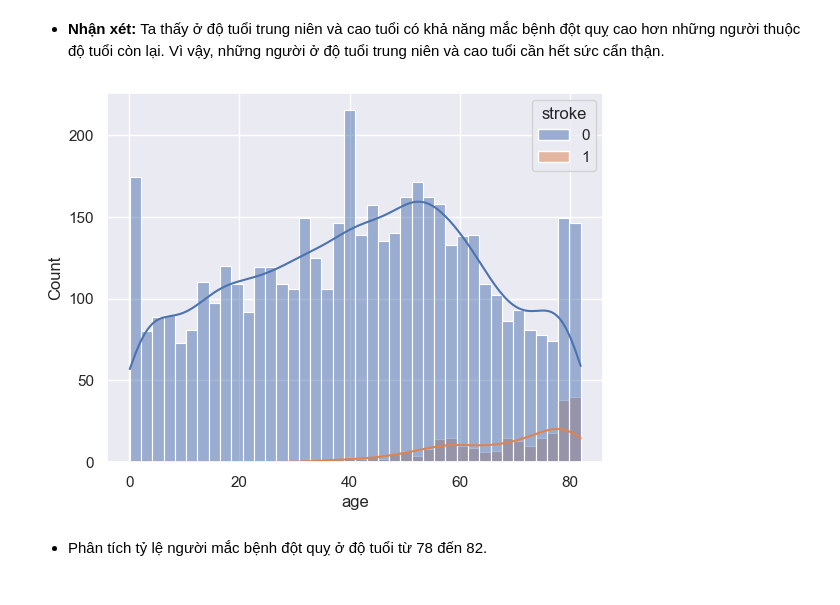
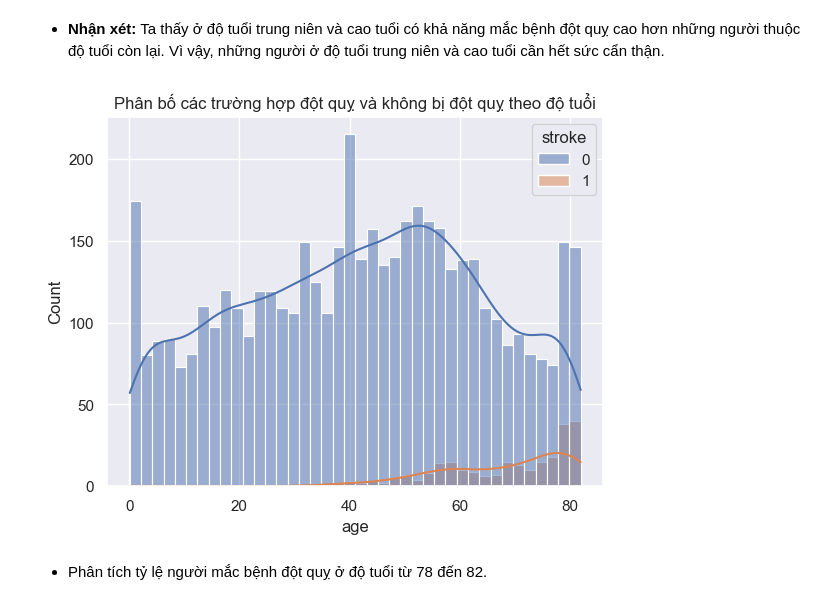
Before and after one commit to mnnam1302/Healthcare_Stroke, a Jupyter notebook: healthcare_stroke.ipynb, the cells around one changed output. Cells and saved outputs as stored; diff of their text form; code cells hidden in the pictures.

```diff
--- a/healthcare_stroke.ipynb
+++ b/healthcare_stroke.ipynb
@@ -546,9 +569,9 @@ sns.countplot(data=patient_df, x='age_title', hue='stroke');
 # %% [markdown]
 *  **Nhận xét:** Ta thấy ở độ tuổi trung niên và cao tuổi có khả năng mắc bệnh đột quỵ cao hơn những người thuộc độ tuổi còn lại. Vì vậy, những người ở độ tuổi trung niên và cao tuổi cần hết sức cẩn thận.
 # %%
-sns.histplot(data=patient_df, x="age", hue='stroke', bins=40, kde=True);
+sns.histplot(data=patient_df, x='age', hue='stroke', bins=40, kde=True).set_title('Phân bố các trường hợp đột quỵ và không bị đột quỵ theo độ tuổi');
 # %% [output]
-[figure, old version]
+[figure, new version]
 # %% [markdown]
 * Phân tích tỷ lệ người mắc bệnh đột quỵ ở độ tuổi từ 78 đến 82.
 # %%
```
Also changed, not shown: parts of 115 cells of this notebook.
